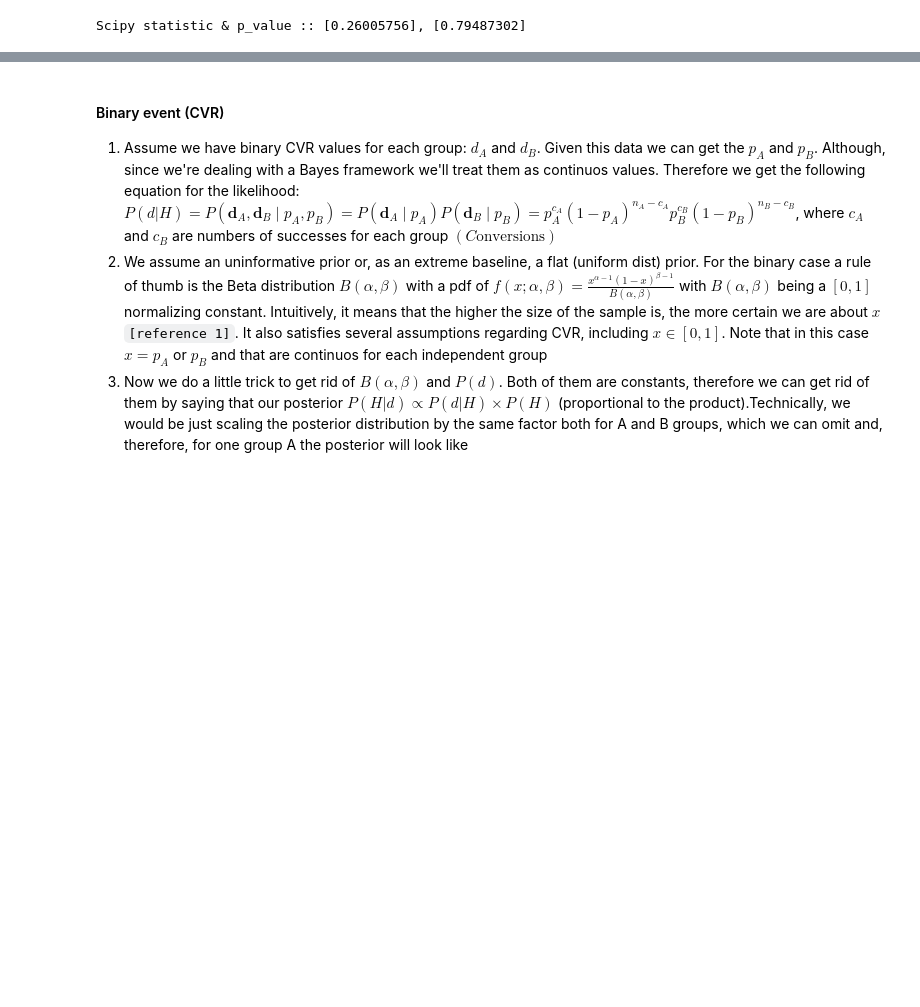
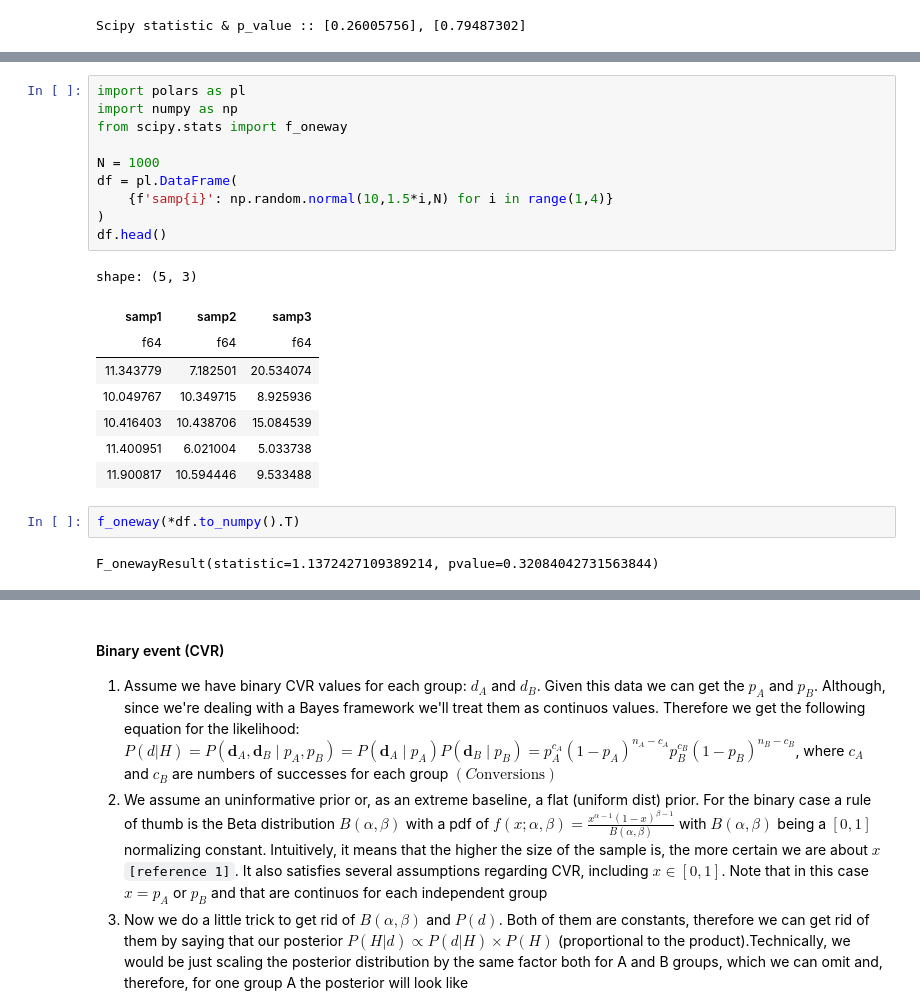
Before and after one commit to turkunov/ml-from-scratch, a Jupyter notebook: ds/ab_testing.ipynb, the cells around one changed output, grey strips where cells are left out. Saved outputs shown, nothing was run; the diff lists cells and outputs as text; blank space fills up the shorter version.

```diff
--- a/ds/ab_testing.ipynb
+++ b/ds/ab_testing.ipynb
@@ -158,0 +251,23 @@ Scipy statistic & p_value :: [0.26005756], [0.79487302]
+# %%
+import polars as pl
+import numpy as np
+from scipy.stats import f_oneway
+
+N = 1000
+df = pl.DataFrame(
+    {f'samp{i}': np.random.normal(10,1.5*i,N) for i in range(1,4)}
+)
+df.head()
+# %% [output]
+shape: (5, 3)
+| samp1 | samp2 | samp3 |
+| f64 | f64 | f64 |
+| 11.343779 | 7.182501 | 20.534074 |
+| 10.049767 | 10.349715 | 8.925936 |
+| 10.416403 | 10.438706 | 15.084539 |
+| 11.400951 | 6.021004 | 5.033738 |
+| 11.900817 | 10.594446 | 9.533488 |
+# %%
+f_oneway(*df.to_numpy().T)
+# %% [output]
+F_onewayResult(statistic=1.1372427109389214, pvalue=0.32084042731563844)
```
Also changed, not shown: parts of 16 cells of this notebook, 2 other files.
